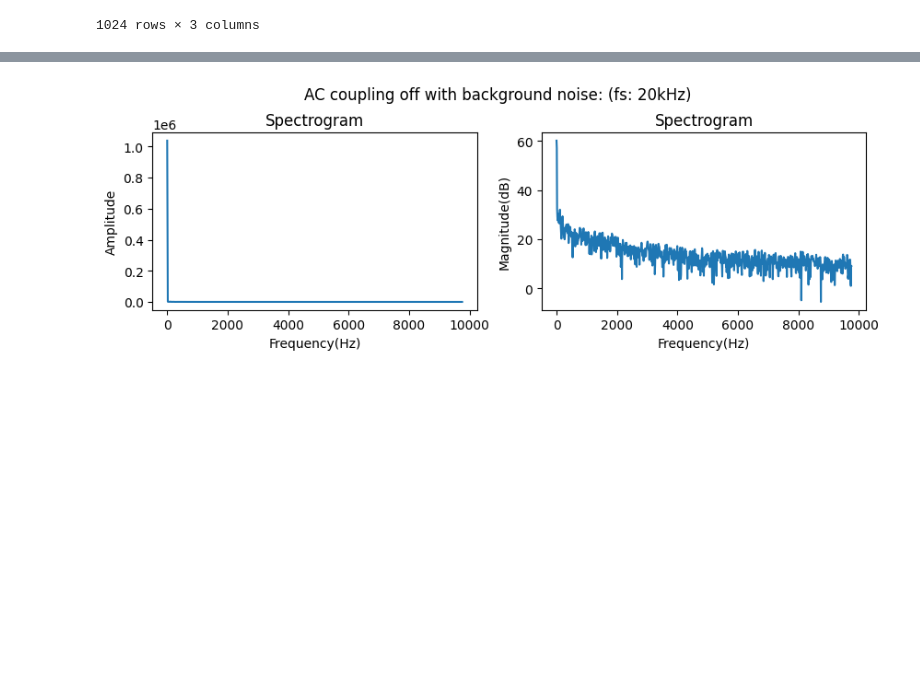
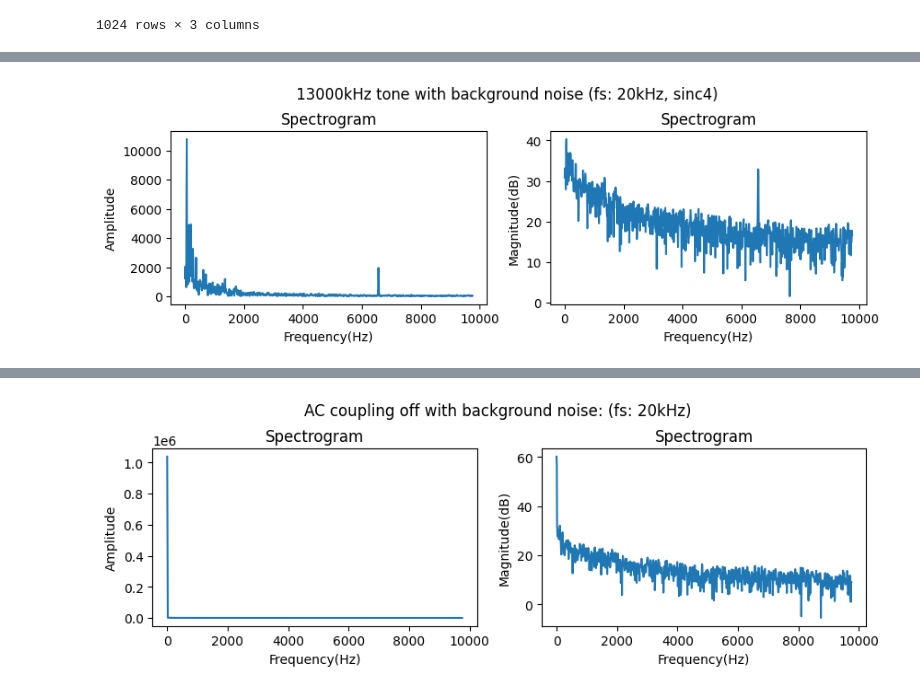
Before and after one commit to araobp/data-science, a Jupyter notebook: STM32/data/MEMSMIC.ipynb, the cells around one changed output, grey strips where cells are left out. Saved outputs shown, nothing was run; the diff lists cells and outputs as text; code cells hidden in the pictures; blank space fills up the shorter version.

```diff
--- a/STM32/data/MEMSMIC.ipynb
+++ b/STM32/data/MEMSMIC.ipynb
@@ -15,6 +13,8 @@ import pandas as pd
 # %%
 df_20_440 = pd.read_csv("MEMSMIC_fs20kHz_AC_COUPLING_440Hz_20230918.txt", delimiter='\t', skiprows=1)
 df_20_13000 = pd.read_csv("MEMSMIC_fs20kHz_AC_COUPLING_13000Hz_20230918.txt", delimiter='\t', skiprows=1)
+df_20_13000_sinc5 = pd.read_csv("MEMSMIC_fs20kHz_AC_COUPLING_13000Hz_sinc5_20230919.txt", delimiter='\t', skiprows=1)
+df_20_13000_sinc4 = pd.read_csv("MEMSMIC_fs20kHz_AC_COUPLING_13000Hz_sinc4_20230919.txt", delimiter='\t', skiprows=1)
 df_20_off = pd.read_csv("MEMSMIC_fs20kHz_AC_COUPLING_OFF_20230918.txt", delimiter='\t', skiprows=1)
 
 df_40_13000 = pd.read_csv("MEMSMIC_fs40kHz_AC_COUPLING_13000Hz_20230918.txt", delimiter='\t', skiprows=1)
@@ -65,0 +64,5 @@ plot_spectrogram(df_20_13000, '13000kHz tone with background noise (fs: 20kHz)')
+# %%
+# Note that aliasing is observed but reduced by sinc4 filter in the following chart
+plot_spectrogram(df_20_13000_sinc4, '13000kHz tone with background noise (fs: 20kHz, sinc4)')
+# %% [output]
+[figure, added]
```
Also changed, not shown: parts of 4 cells of this notebook, 13 other files.
